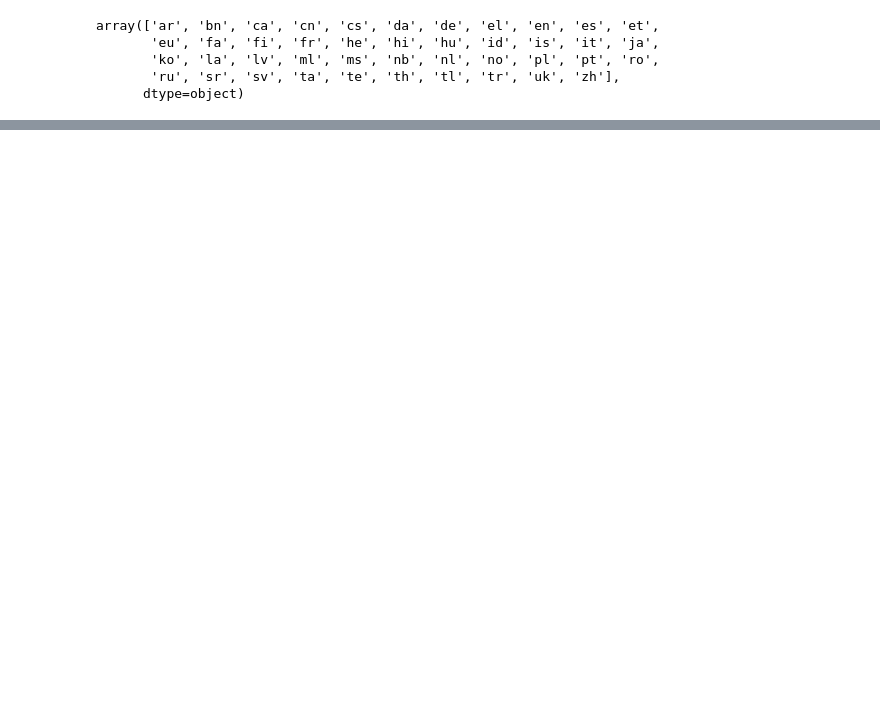
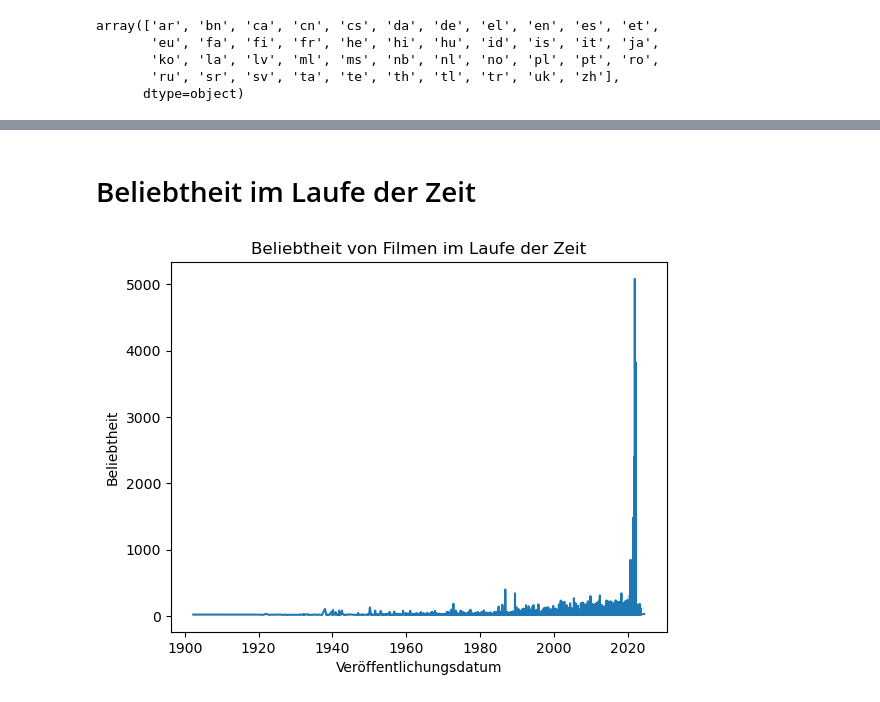
Before and after one commit to DataScience-DHBWKA/Data-Mining-Technos, a Jupyter notebook: Data-Mining-Technos.ipynb, the cells around one changed output, grey strips where cells are left out. Cells and saved outputs as stored; diff of their text form; code cells hidden in the pictures; blank space fills up the shorter version.

```diff
--- a/Data-Mining-Technos.ipynb
+++ b/Data-Mining-Technos.ipynb
@@ -290,0 +417,18 @@ print(sorted_genre)
+# %% [markdown]
+# Beliebtheit im Laufe der Zeit
+# %%
+# Sortieren Sie das DataFrame nach dem Veröffentlichungsdatum
+train_data_clean_sorted = train_data_clean.sort_values('Release_Date')
+
+# Erstellen Sie das Liniendiagramm
+plt.plot(train_data_clean_sorted['Release_Date'], train_data_clean_sorted['Popularity'])
+
+# Fügen Sie Titel und Achsenbeschriftungen hinzu
+plt.title('Beliebtheit von Filmen im Laufe der Zeit')
+plt.xlabel('Veröffentlichungsdatum')
+plt.ylabel('Beliebtheit')
+
+# Zeigen Sie das Diagramm an
+plt.show()
+# %% [output]
+[figure, added]
```
Also changed, not shown: parts of 24 cells of this notebook.
